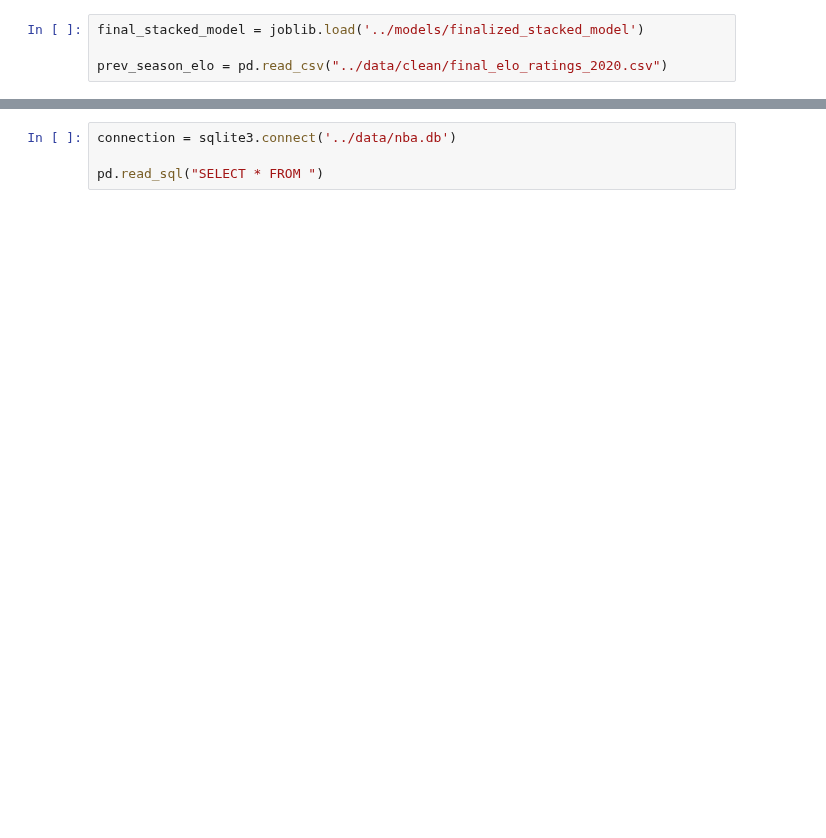
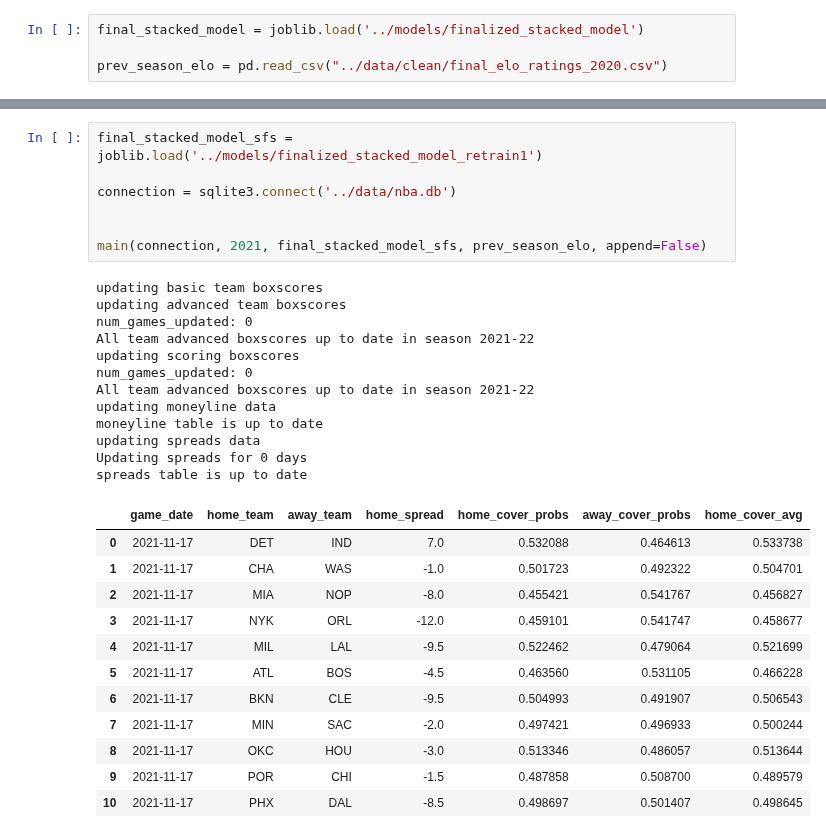
Before and after one commit to jnish23/NBA_Model, a Jupyter notebook: notebooks/run_model.ipynb, the cells around one changed output, grey strips where cells are left out. Cells and saved outputs as stored; diff of their text form; blank space fills up the shorter version.

Commit message:
saved no_diff models

```diff
--- a/notebooks/run_model.ipynb
+++ b/notebooks/run_model.ipynb
@@ -154,4 +118,32 @@ spreads table is up to date
 # %%
+final_stacked_model_sfs = joblib.load('../models/finalized_stacked_model_retrain1')
+
 connection = sqlite3.connect('../data/nba.db')
 
-pd.read_sql("SELECT * FROM ")
+
+main(connection, 2021, final_stacked_model_sfs, prev_season_elo, append=False)
+# %% [output]
+updating basic team boxscores
+updating advanced team boxscores
+num_games_updated: 0
+All team advanced boxscores up to date in season 2021-22
+updating scoring boxscores
+num_games_updated: 0
+All team advanced boxscores up to date in season 2021-22
+updating moneyline data
+moneyline table is up to date
+updating spreads data
+Updating spreads for 0 days
+spreads table is up to date
+|  | game_date | home_team | away_team | home_spread | home_cover_probs | away_cover_probs | home_cover_avg |
+| 0 | 2021-11-17 | DET | IND | 7.0 | 0.532088 | 0.464613 | 0.533738 |
+| 1 | 2021-11-17 | CHA | WAS | -1.0 | 0.501723 | 0.492322 | 0.504701 |
+| 2 | 2021-11-17 | MIA | NOP | -8.0 | 0.455421 | 0.541767 | 0.456827 |
+| 3 | 2021-11-17 | NYK | ORL | -12.0 | 0.459101 | 0.541747 | 0.458677 |
+| 4 | 2021-11-17 | MIL | LAL | -9.5 | 0.522462 | 0.479064 | 0.521699 |
+| 5 | 2021-11-17 | ATL | BOS | -4.5 | 0.463560 | 0.531105 | 0.466228 |
+| 6 | 2021-11-17 | BKN | CLE | -9.5 | 0.504993 | 0.491907 | 0.506543 |
+| 7 | 2021-11-17 | MIN | SAC | -2.0 | 0.497421 | 0.496933 | 0.500244 |
+| 8 | 2021-11-17 | OKC | HOU | -3.0 | 0.513346 | 0.486057 | 0.513644 |
+| 9 | 2021-11-17 | POR | CHI | -1.5 | 0.487858 | 0.508700 | 0.489579 |
+| 10 | 2021-11-17 | PHX | DAL | -8.5 | 0.498697 | 0.501407 | 0.498645 |
```
Also changed, not shown: parts of 11 cells of this notebook, 14 other files.
